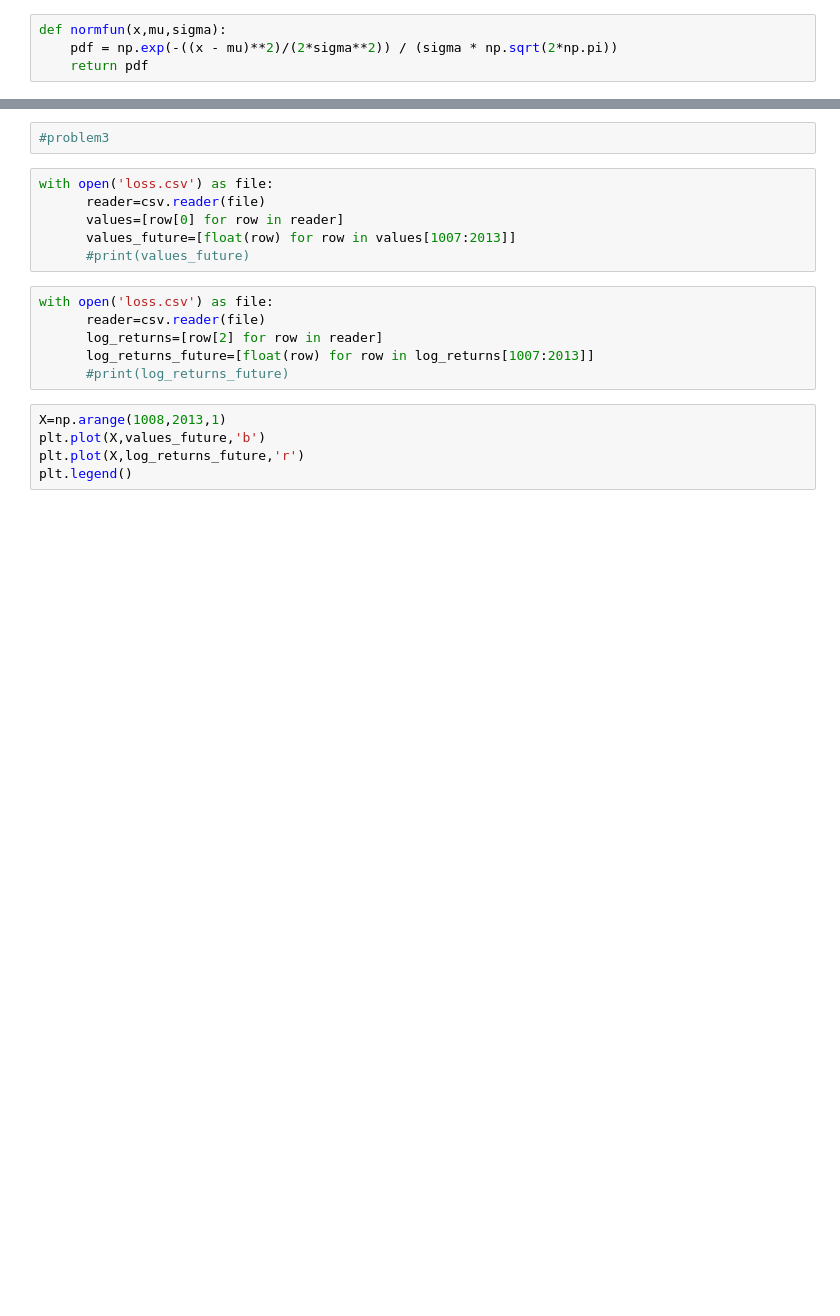
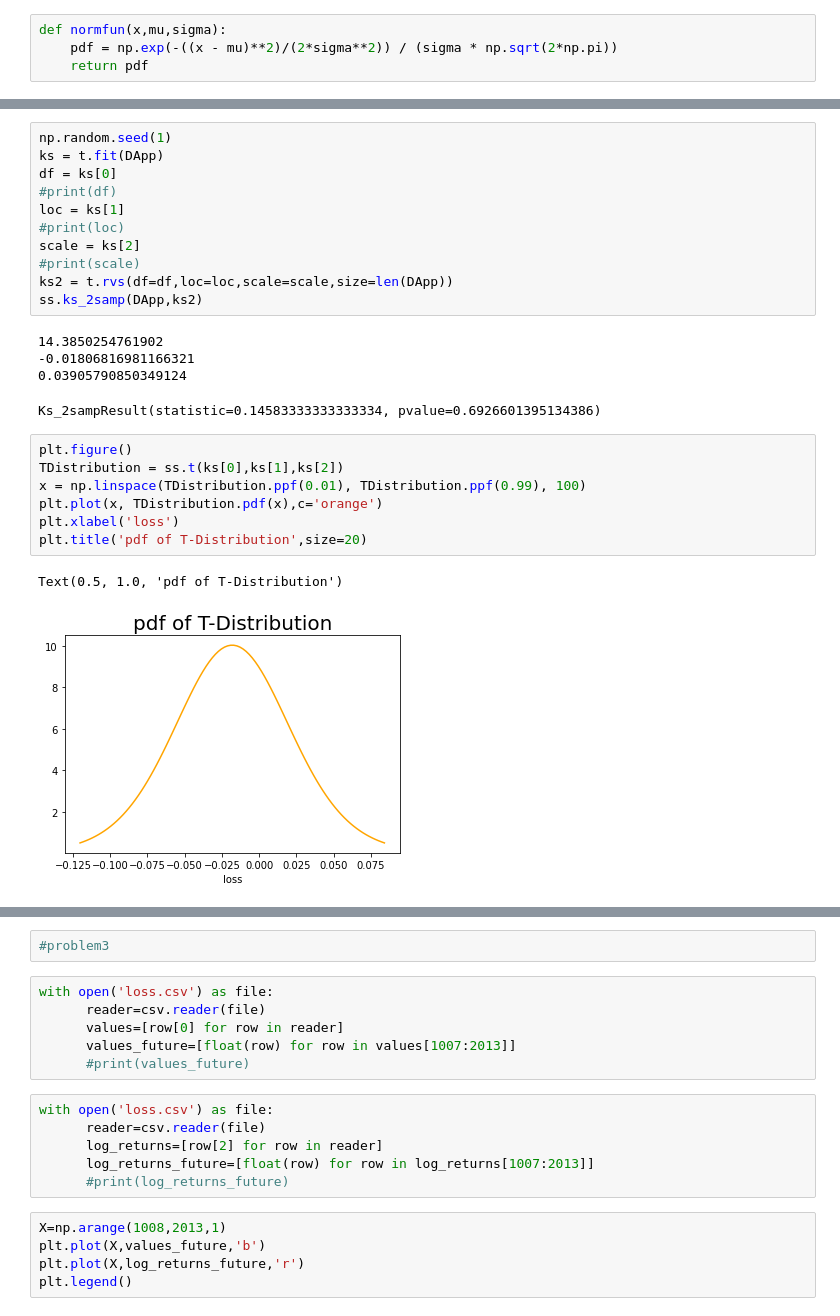
Before and after one commit to ZiyueNie/575, a Jupyter notebook: src/P2.ipynb, the cells around one changed output, grey strips where cells are left out. Cells and saved outputs as stored; diff of their text form; blank space fills up the shorter version.

```diff
--- a/src/P2.ipynb
+++ b/src/P2.ipynb
@@ -83,0 +116,26 @@ print(values)
+# %%
+np.random.seed(1)
+ks = t.fit(DApp)
+df = ks[0]
+#print(df)
+loc = ks[1]
+#print(loc)
+scale = ks[2]
+#print(scale)
+ks2 = t.rvs(df=df,loc=loc,scale=scale,size=len(DApp))
+ss.ks_2samp(DApp,ks2)
+# %% [output]
+14.3850254761902
+-0.01806816981166321
+0.03905790850349124
+Ks_2sampResult(statistic=0.14583333333333334, pvalue=0.6926601395134386)
+# %%
+plt.figure()
+TDistribution = ss.t(ks[0],ks[1],ks[2])
+x = np.linspace(TDistribution.ppf(0.01), TDistribution.ppf(0.99), 100)
+plt.plot(x, TDistribution.pdf(x),c='orange')
+plt.xlabel('loss')
+plt.title('pdf of T-Distribution',size=20)
+# %% [output]
+Text(0.5, 1.0, 'pdf of T-Distribution')
+[figure, added]
```
Also changed, not shown: parts of 15 cells of this notebook.
